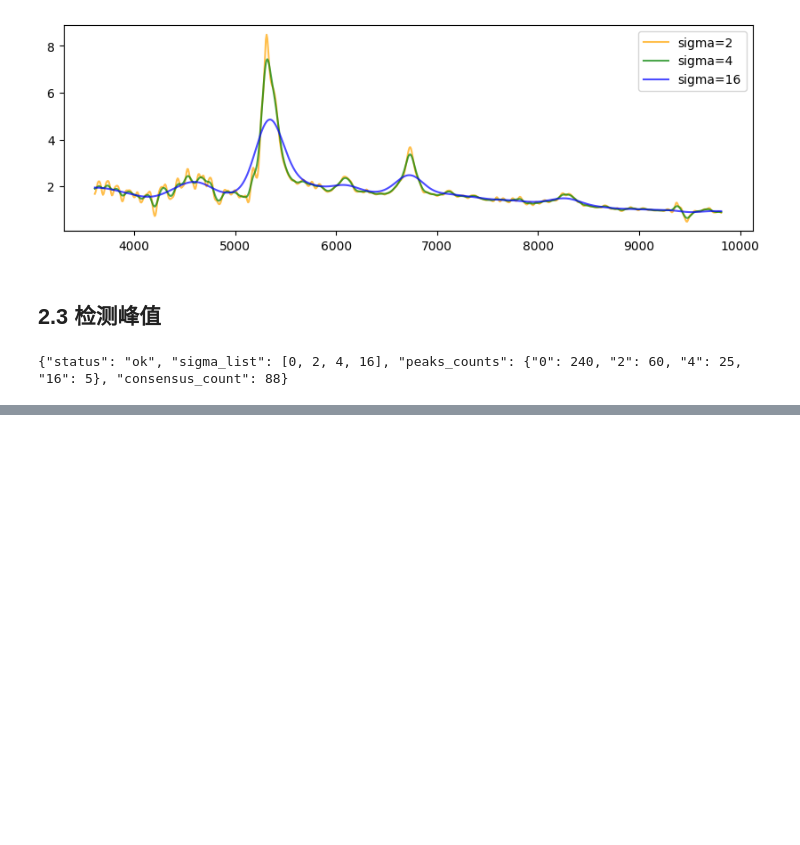
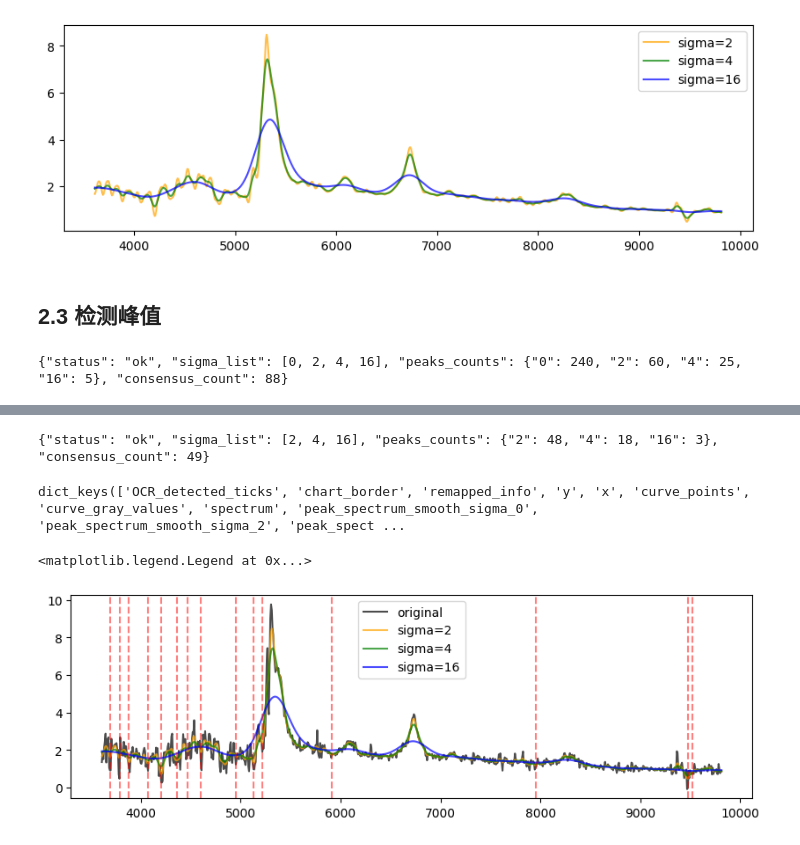
Before and after one commit to mynamesnoname/AstroAgent, a Jupyter notebook: utils/demo.ipynb, the cells around one changed output, grey strips where cells are left out. Cells and saved outputs as stored; diff of their text form; code cells hidden in the pictures; blank space fills up the shorter version.

Commit message:
modified:   utils/1.ipynb 	modified:   utils/demo.ipynb 	modified:   utils/tools.py

```diff
--- a/utils/demo.ipynb
+++ b/utils/demo.ipynb
@@ -495,0 +433,40 @@ print(result_12)
+# %%
+prompt_11_1 = f"""
+你是一个天文学光谱分析助手。
+你只需要调用已注册的 LangChain 工具 `find_features_multiscale` 来识别光谱峰值。
+用来进行高斯滤波的sigma数组为 [2, 4, 16]，prom 参数设置为 0.01，tol_pixels 参数设为5。
+请将feature设置为 "trough"，运行一次工具。
+不要做任何额外推理或分析，也不要生成文本解释。
+工具会自动从内存中获取光谱信息。
+
+如果工具执行成功，请直接返回工具的输出结果（JSON字符串）。
+如果出现报错，请直接返回报错信息（JSON字符串）。
+"""
+
+message_11_1 = [HumanMessage(content=prompt_11_1)]
+result_11_1 = run_with_tools(llm_with_tools, message_11_1)
+result_11_1 = result_11_1.content
+print(result_11_1)
+# %% [output]
+{"status": "ok", "sigma_list": [2, 4, 16], "peaks_counts": {"2": 48, "4": 18, "16": 3}, "consensus_count": 49}
+# %%
+LOCAL_VARS.keys()
+# %% [output]
+dict_keys(['OCR_detected_ticks', 'chart_border', 'remapped_info', 'y', 'x', 'curve_points', 'curve_gray_values', 'spectrum', 'peak_spectrum_smooth_sigma_0', 'peak_spectrum_smooth_sigma_2', 'peak_spect ...
+# %%
+plt.figure(figsize=(10,3))
+
+plt.plot(LOCAL_VARS['spectrum']['new_wavelength'], LOCAL_VARS['spectrum']['weighted_flux'], label='original', c='k', alpha=0.7)
+
+plt.plot(LOCAL_VARS['spectrum']['new_wavelength'], sigma_2, alpha=0.7, c='orange', label='sigma=2')
+plt.plot(LOCAL_VARS['spectrum']['new_wavelength'], sigma_4, alpha=0.7, c='green', label='sigma=4')
+plt.plot(LOCAL_VARS['spectrum']['new_wavelength'], sigma_16, alpha=0.7, c='blue', label='sigma=16')
+
+for i in range(15):
+    # plt.axvline(LOCAL_VARS['peaks_consensus'][i]['wavelength'], linestyle='-', c='red', alpha=0.5)
+    plt.axvline(LOCAL_VARS['troughs_consensus'][i]['wavelength'], linestyle='--', c='red', alpha=0.5)
+
+plt.legend()
+# %% [output]
+<matplotlib.legend.Legend at 0x...>
+[figure, added]
```
Also changed, not shown: parts of 9 cells of this notebook, 2 other files.
